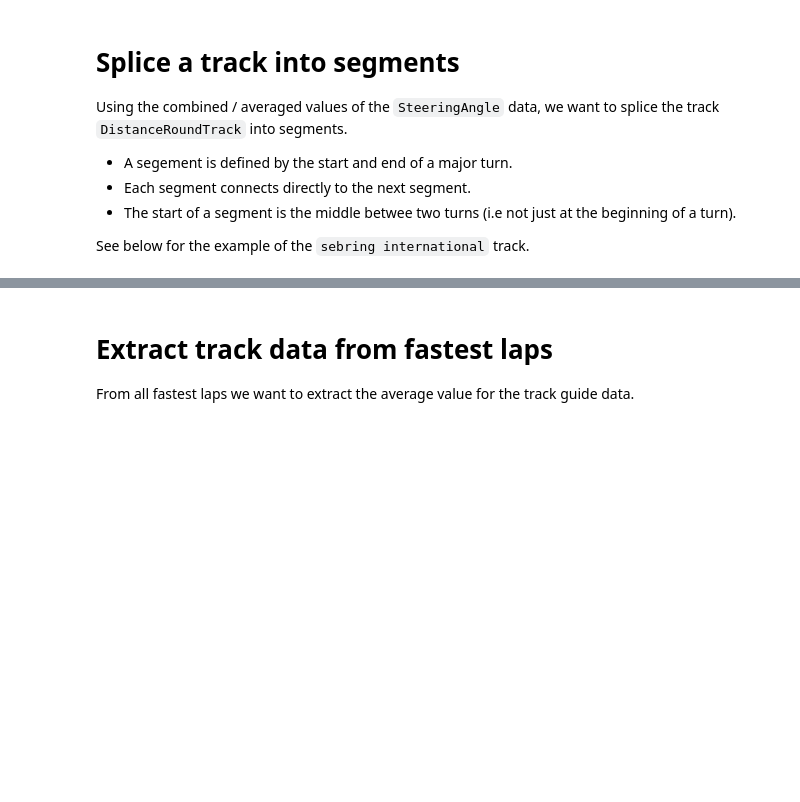
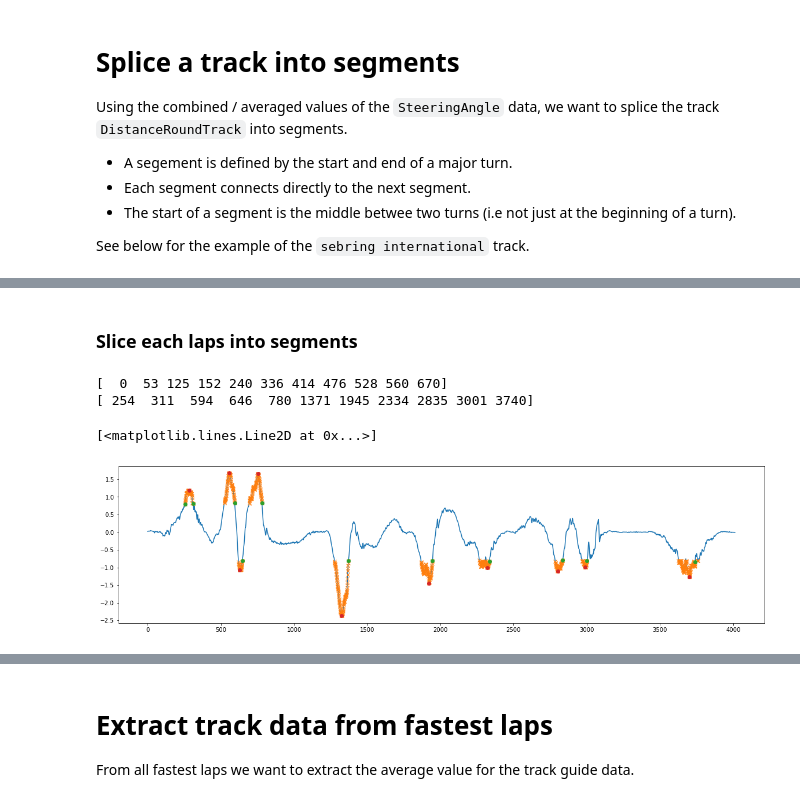
Before and after one commit to b4mad/racing, a Jupyter notebook: notebooks/fast_lap_analysis.ipynb, the cells around one changed output, grey strips where cells are left out. Cells and saved outputs as stored; diff of their text form; code cells hidden in the pictures; blank space fills up the shorter version.

Commit message:
implemented cells to find the center of each major turn

```diff
--- a/notebooks/fast_lap_analysis.ipynb
+++ b/notebooks/fast_lap_analysis.ipynb
@@ -404,0 +407,36 @@ for i,a in enumerate(ax):
+# %% [markdown]
+### Slice each laps into segments
+# %%
+# Find extrama in SteeringAngle
+threshold = 0.8
+# Mask 1 gives the indices where SteerinAngle is above thresold : each major turn
+msk1 = np.where(np.abs(steeringAngle_av) > threshold)
+idx = np.arange(steeringAngle_av.size)[msk1]
+idx_diff = idx[1:] - idx[:-1]
+# Mask 2 gives the indices of the end of a major turn
+msk2 = np.concatenate(([0], np.where(idx_diff>10)[0]))
+# msk2 = np.where(idx_diff>20)[0]
+print(msk2)
+print(idx[msk2])
+extrema_idx = []
+# Mask 3 gives the indices of the center of each major turn
+for i, m in enumerate(msk2[:-1]):
+    # select SteeringAngle for the i turn
+    steer = steeringAngle_av[idx[msk2][i]:idx[msk2][i+1]]
+    # find index of the extrema of SteeringAngle
+    ext_idx = np.argmax(np.abs(steer))
+    # add idx offset to find the index in the full SteeringAngle array
+    ext_idx_truth = ext_idx + idx[msk2][i]
+    # add to list
+    extrema_idx.append(ext_idx_truth)
+
+extrema_idx = np.array(extrema_idx)
+plt.plot(steeringAngle_av)
+plt.plot(idx, steeringAngle_av[msk1], 'x')
+plt.plot(idx[msk2], steeringAngle_av[msk1][msk2], 'o')
+plt.plot(np.arange(steeringAngle_av.size)[extrema_idx], steeringAngle_av[extrema_idx], 'o')
+# %% [output]
+[  0  53 125 152 240 336 414 476 528 560 670]
+[ 254  311  594  646  780 1371 1945 2334 2835 3001 3740]
+[<matplotlib.lines.Line2D at 0x...>]
+[figure, added]
```
Also changed, not shown: parts of 13 cells of this notebook.
